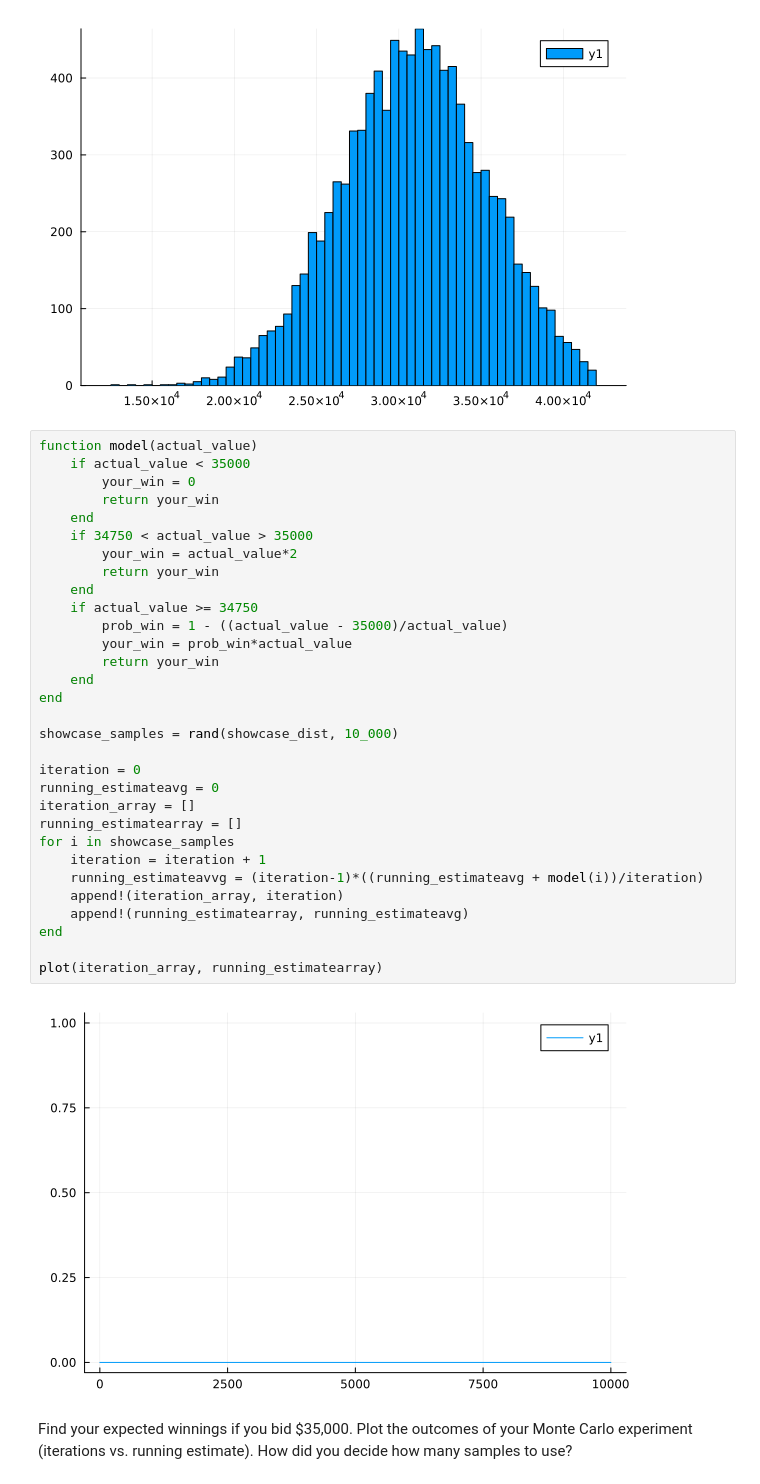
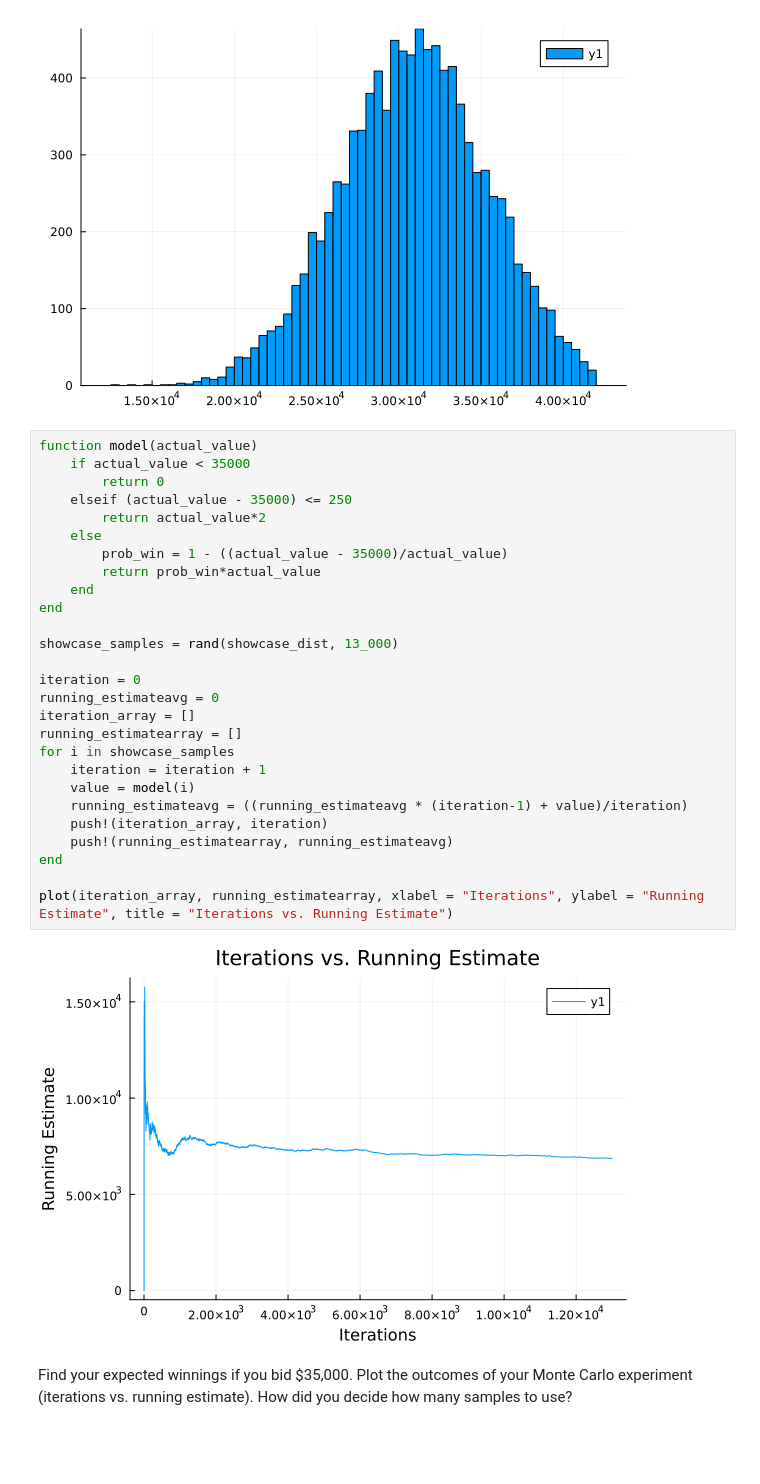
Before and after one commit to BEE4750-FA24/lab2-RaashidHusain, a Jupyter notebook: lab02.ipynb, the cells around one changed output. Cells and saved outputs as stored; diff of their text form; blank space fills up the shorter version.

```diff
--- a/lab02.ipynb
+++ b/lab02.ipynb
@@ -199,36 +199,32 @@ histogram(showcase_samples)
 # %%
 function model(actual_value)
     if actual_value < 35000
-        your_win = 0
-        return your_win
-    end
-    if 34750 < actual_value > 35000
-        your_win = actual_value*2
-        return your_win
-    end
-    if actual_value >= 34750
+        return 0
+    elseif (actual_value - 35000) <= 250
+        return actual_value*2
+    else
         prob_win = 1 - ((actual_value - 35000)/actual_value)
-        your_win = prob_win*actual_value
-        return your_win
+        return prob_win*actual_value
     end
 end
 
-showcase_samples = rand(showcase_dist, 10_000)
+showcase_samples = rand(showcase_dist, 13_000)
 
 iteration = 0
 running_estimateavg = 0
 iteration_array = []
 running_estimatearray = []
 for i in showcase_samples
     iteration = iteration + 1
-    running_estimateavvg = (iteration-1)*((running_estimateavg + model(i))/iteration)
-    append!(iteration_array, iteration)
-    append!(running_estimatearray, running_estimateavg)
+    value = model(i)
+    running_estimateavg = ((running_estimateavg * (iteration-1) + value)/iteration)
+    push!(iteration_array, iteration)
+    push!(running_estimatearray, running_estimateavg)
 end
 
-plot(iteration_array, running_estimatearray)
+plot(iteration_array, running_estimatearray, xlabel = "Iterations", ylabel = "Running Estimate", title = "Iterations vs. Running Estimate")
 # %% [output]
-[figure, old version]
+[figure, new version]
 # %% [markdown]
 Find your expected winnings if you bid \$35,000. Plot the outcomes of
 your Monte Carlo experiment (iterations vs. running estimate). How did
```
Also changed, not shown: parts of 1 cell of this notebook.
